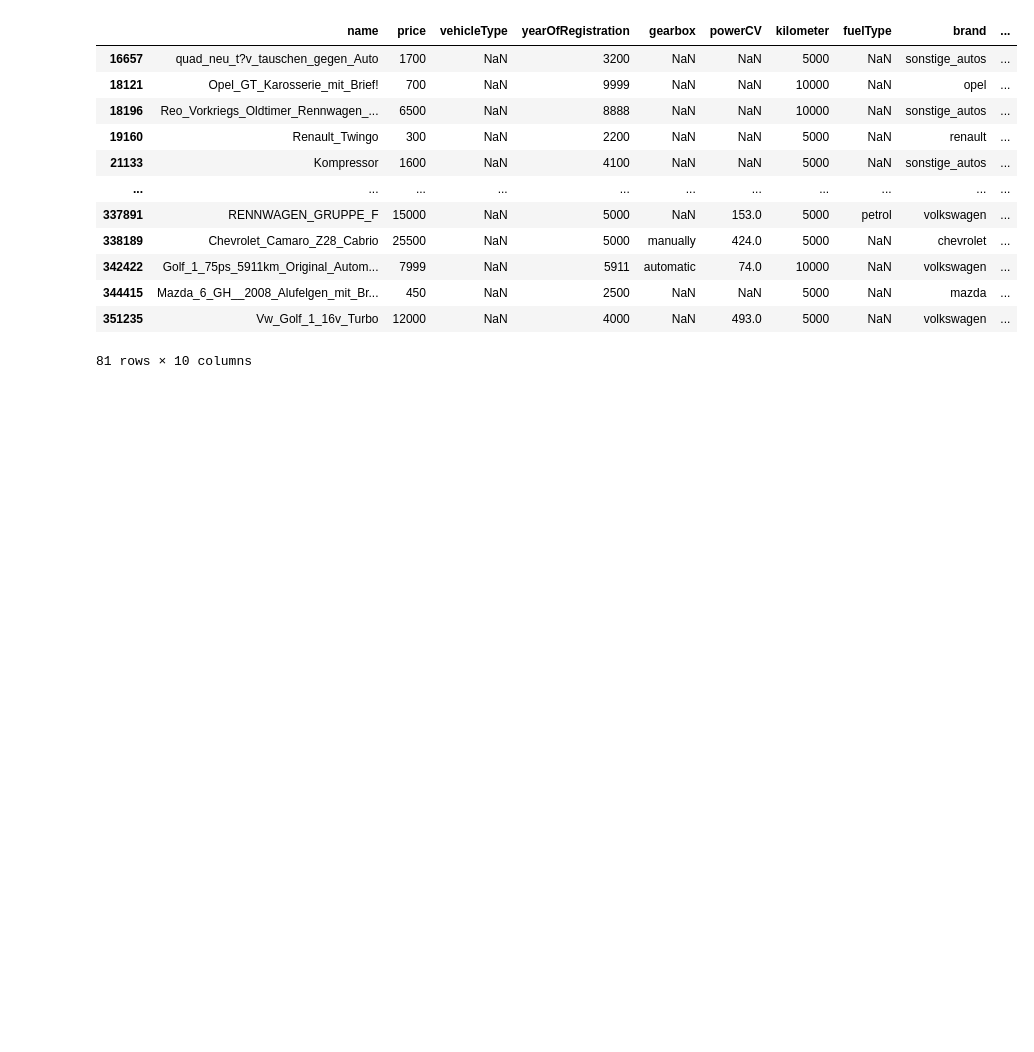
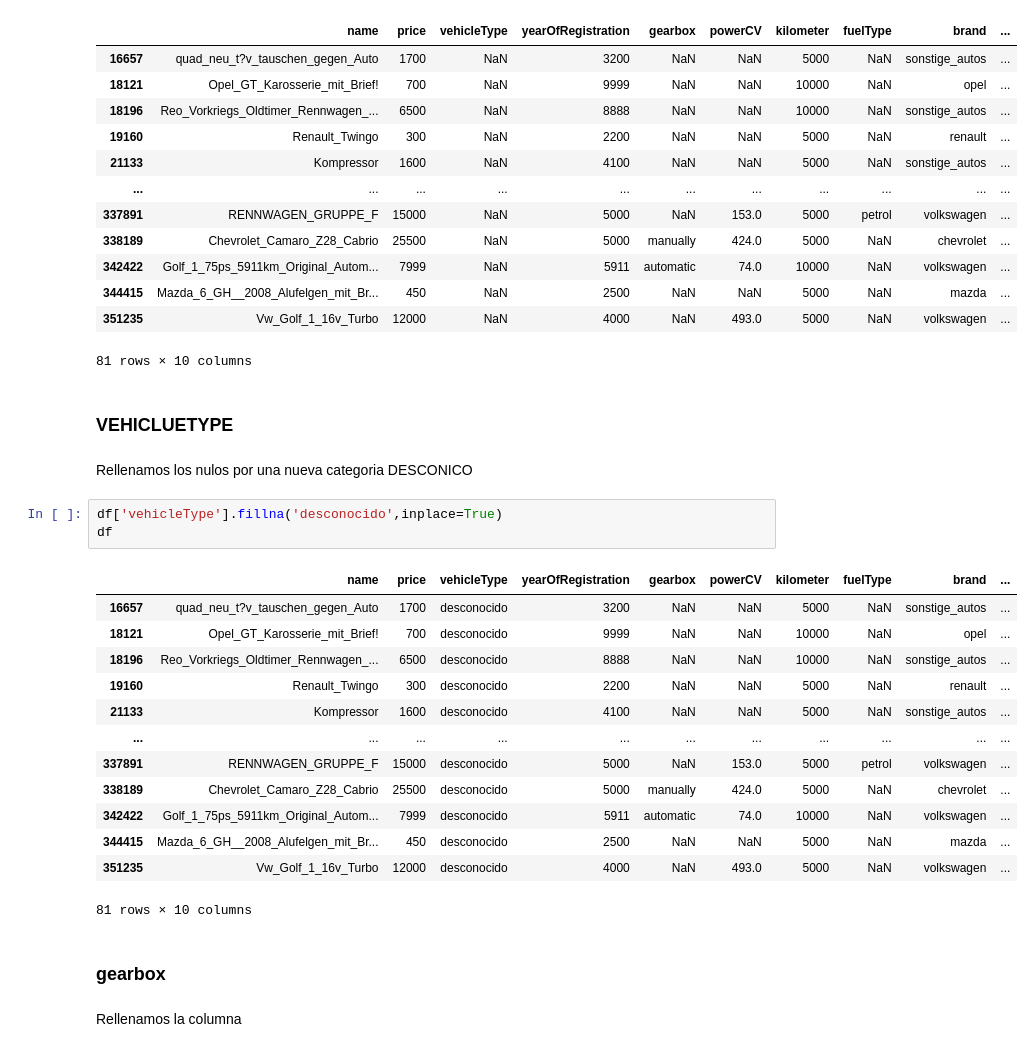
Before and after one commit to JesusMaria26051964/EDA_Autorenew, a Jupyter notebook: notebooks/02_Limpieza.ipynb, the cells around one changed output. Cells and saved outputs as stored; diff of their text form; blank space fills up the shorter version.

```diff
--- a/notebooks/02_Limpieza.ipynb
+++ b/notebooks/02_Limpieza.ipynb
@@ -240,3 +241,28 @@ df
 | 344415 | Mazda_6_GH__2008_Alufelgen_mit_Br... | 450 | NaN | 2500 | NaN | NaN | 5000 | NaN | mazda | ... |
 | 351235 | Vw_Golf_1_16v_Turbo | 12000 | NaN | 4000 | NaN | 493.0 | 5000 | NaN | volkswagen | ... |
 81 rows × 10 columns
+# %% [markdown]
+### VEHICLUETYPE
+# %% [markdown]
+Rellenamos los nulos por una nueva categoria DESCONICO
+# %%
+df['vehicleType'].fillna('desconocido',inplace=True)
+df
+# %% [output]
+|  | name | price | vehicleType | yearOfRegistration | gearbox | powerCV | kilometer | fuelType | brand | ... |
+| 16657 | quad_neu_t?v_tauschen_gegen_Auto | 1700 | desconocido | 3200 | NaN | NaN | 5000 | NaN | sonstige_autos | ... |
+| 18121 | Opel_GT_Karosserie_mit_Brief! | 700 | desconocido | 9999 | NaN | NaN | 10000 | NaN | opel | ... |
+| 18196 | Reo_Vorkriegs_Oldtimer_Rennwagen_... | 6500 | desconocido | 8888 | NaN | NaN | 10000 | NaN | sonstige_autos | ... |
+| 19160 | Renault_Twingo | 300 | desconocido | 2200 | NaN | NaN | 5000 | NaN | renault | ... |
+| 21133 | Kompressor | 1600 | desconocido | 4100 | NaN | NaN | 5000 | NaN | sonstige_autos | ... |
+| ... | ... | ... | ... | ... | ... | ... | ... | ... | ... | ... |
+| 337891 | RENNWAGEN_GRUPPE_F | 15000 | desconocido | 5000 | NaN | 153.0 | 5000 | petrol | volkswagen | ... |
+| 338189 | Chevrolet_Camaro_Z28_Cabrio | 25500 | desconocido | 5000 | manually | 424.0 | 5000 | NaN | chevrolet | ... |
+| 342422 | Golf_1_75ps_5911km_Original_Autom... | 7999 | desconocido | 5911 | automatic | 74.0 | 10000 | NaN | volkswagen | ... |
+| 344415 | Mazda_6_GH__2008_Alufelgen_mit_Br... | 450 | desconocido | 2500 | NaN | NaN | 5000 | NaN | mazda | ... |
+| 351235 | Vw_Golf_1_16v_Turbo | 12000 | desconocido | 4000 | NaN | 493.0 | 5000 | NaN | volkswagen | ... |
+81 rows × 10 columns
+# %% [markdown]
+### gearbox
+# %% [markdown]
+Rellenamos la columna
```
Also changed, not shown: parts of 16 cells of this notebook, 1 other file.
